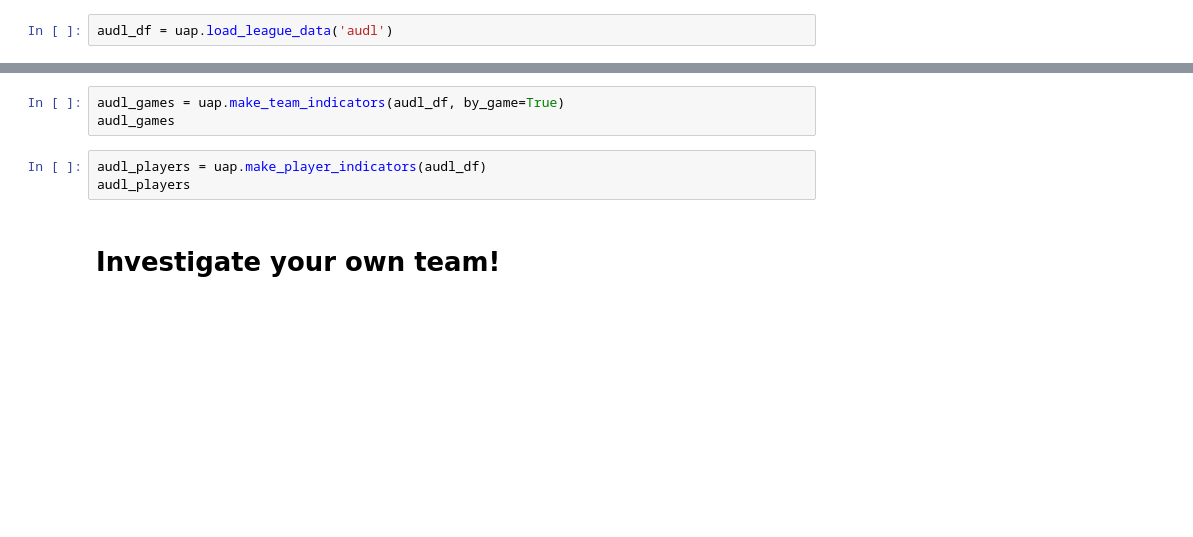
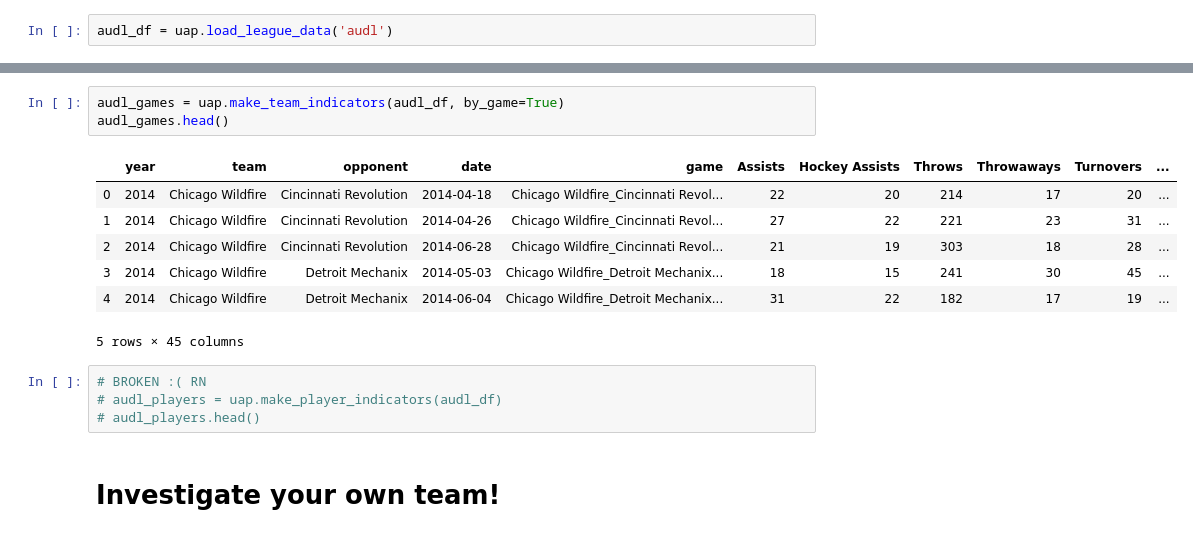
Before and after one commit to dfiorino/ultianalyticspull, a Jupyter notebook: examples/Example.ipynb, the cells around one changed output, grey strips where cells are left out. Cells and saved outputs as stored; diff of their text form; blank space fills up the shorter version.

```diff
--- a/examples/Example.ipynb
+++ b/examples/Example.ipynb
@@ -71,9 +112,18 @@ audl_teams
 # %%
 audl_games = uap.make_team_indicators(audl_df, by_game=True)
-audl_games
+audl_games.head()
+# %% [output]
+|  | year | team | opponent | date | game | Assists | Hockey Assists | Throws | Throwaways | Turnovers | ... |
+| 0 | 2014 | Chicago Wildfire | Cincinnati Revolution | 2014-04-18 | Chicago Wildfire_Cincinnati Revol... | 22 | 20 | 214 | 17 | 20 | ... |
+| 1 | 2014 | Chicago Wildfire | Cincinnati Revolution | 2014-04-26 | Chicago Wildfire_Cincinnati Revol... | 27 | 22 | 221 | 23 | 31 | ... |
+| 2 | 2014 | Chicago Wildfire | Cincinnati Revolution | 2014-06-28 | Chicago Wildfire_Cincinnati Revol... | 21 | 19 | 303 | 18 | 28 | ... |
+| 3 | 2014 | Chicago Wildfire | Detroit Mechanix | 2014-05-03 | Chicago Wildfire_Detroit Mechanix... | 18 | 15 | 241 | 30 | 45 | ... |
+| 4 | 2014 | Chicago Wildfire | Detroit Mechanix | 2014-06-04 | Chicago Wildfire_Detroit Mechanix... | 31 | 22 | 182 | 17 | 19 | ... |
+5 rows × 45 columns
 # %%
-audl_players = uap.make_player_indicators(audl_df)
-audl_players
+# BROKEN :( RN
+# audl_players = uap.make_player_indicators(audl_df)
+# audl_players.head()
 # %% [markdown]
 # Investigate your own team!
 # %%
```
Also changed, not shown: parts of 11 cells of this notebook.
